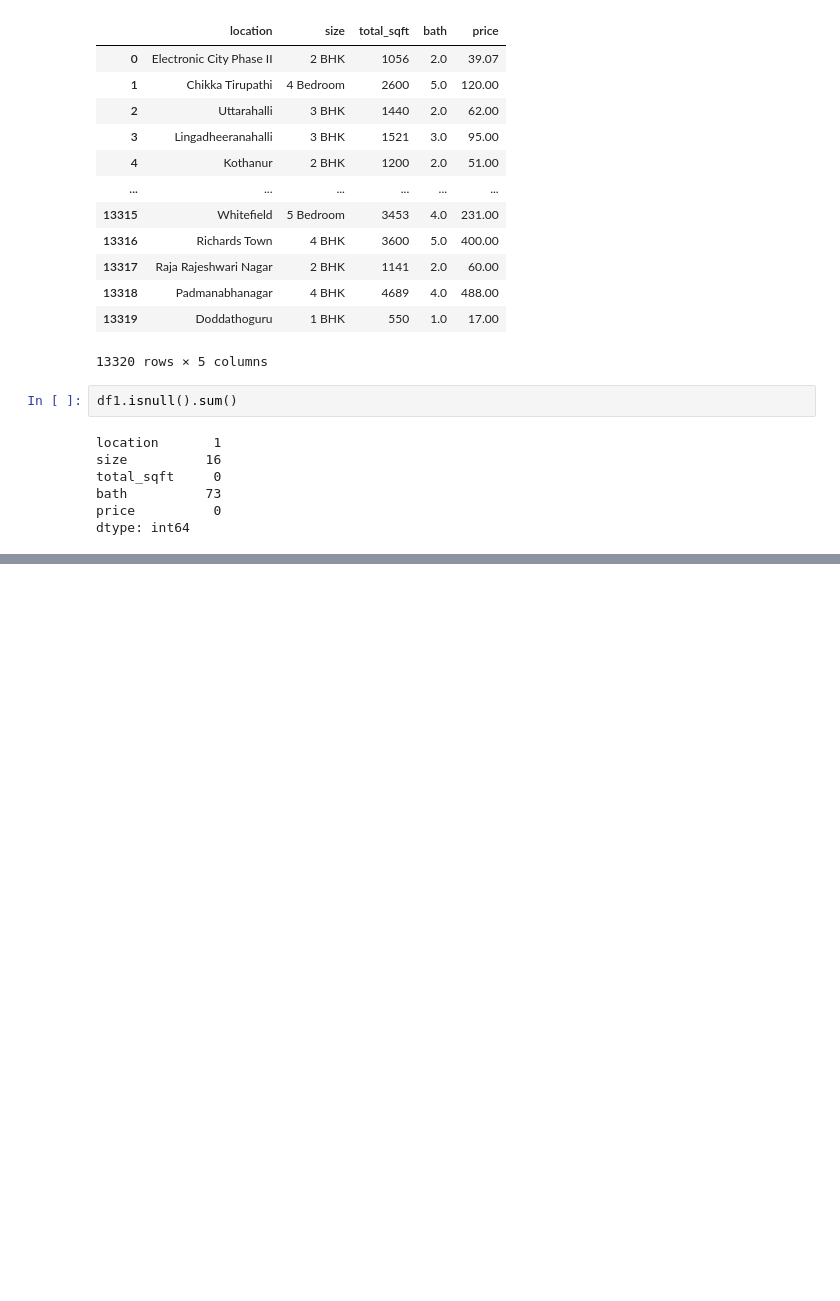
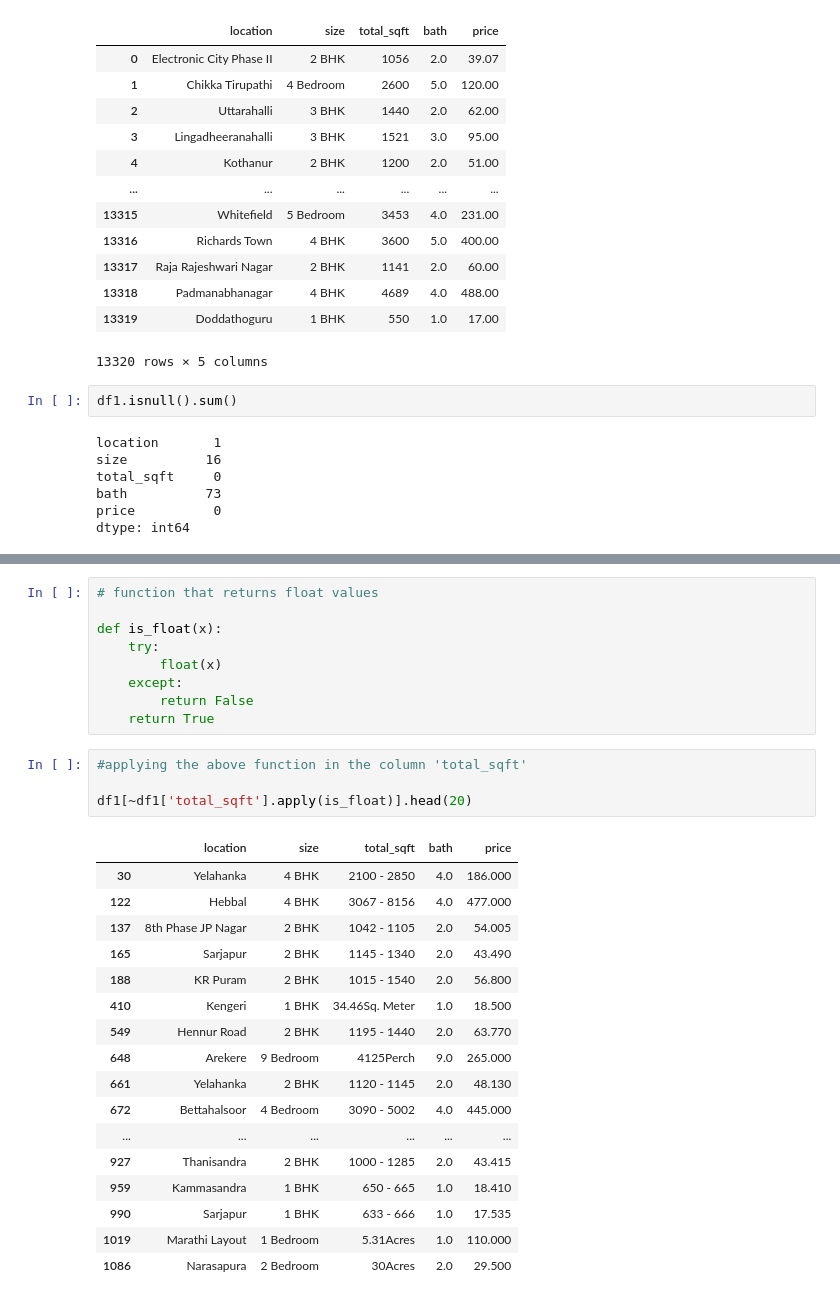
Before and after one commit to asheshh-lal/predict-price, a Jupyter notebook: Price-Prediction.ipynb, the cells around one changed output, grey strips where cells are left out. Saved outputs shown, nothing was run; the diff lists cells and outputs as text; blank space fills up the shorter version.

```diff
--- a/Price-Prediction.ipynb
+++ b/Price-Prediction.ipynb
@@ -165,0 +187,31 @@ df1['location'].nunique()
+# %%
+# function that returns float values
+
+def is_float(x):
+    try:
+        float(x)
+    except:
+        return False
+    return True
+# %%
+#applying the above function in the column 'total_sqft'
+
+df1[~df1['total_sqft'].apply(is_float)].head(20)
+# %% [output]
+|  | location | size | total_sqft | bath | price |
+| 30 | Yelahanka | 4 BHK | 2100 - 2850 | 4.0 | 186.000 |
+| 122 | Hebbal | 4 BHK | 3067 - 8156 | 4.0 | 477.000 |
+| 137 | 8th Phase JP Nagar | 2 BHK | 1042 - 1105 | 2.0 | 54.005 |
+| 165 | Sarjapur | 2 BHK | 1145 - 1340 | 2.0 | 43.490 |
+| 188 | KR Puram | 2 BHK | 1015 - 1540 | 2.0 | 56.800 |
+| 410 | Kengeri | 1 BHK | 34.46Sq. Meter | 1.0 | 18.500 |
+| 549 | Hennur Road | 2 BHK | 1195 - 1440 | 2.0 | 63.770 |
+| 648 | Arekere | 9 Bedroom | 4125Perch | 9.0 | 265.000 |
+| 661 | Yelahanka | 2 BHK | 1120 - 1145 | 2.0 | 48.130 |
+| 672 | Bettahalsoor | 4 Bedroom | 3090 - 5002 | 4.0 | 445.000 |
+| ... | ... | ... | ... | ... | ... |
+| 927 | Thanisandra | 2 BHK | 1000 - 1285 | 2.0 | 43.415 |
+| 959 | Kammasandra | 1 BHK | 650 - 665 | 1.0 | 18.410 |
+| 990 | Sarjapur | 1 BHK | 633 - 666 | 1.0 | 17.535 |
+| 1019 | Marathi Layout | 1 Bedroom | 5.31Acres | 1.0 | 110.000 |
+| 1086 | Narasapura | 2 Bedroom | 30Acres | 2.0 | 29.500 |
```
Also changed, not shown: parts of 14 cells of this notebook.
